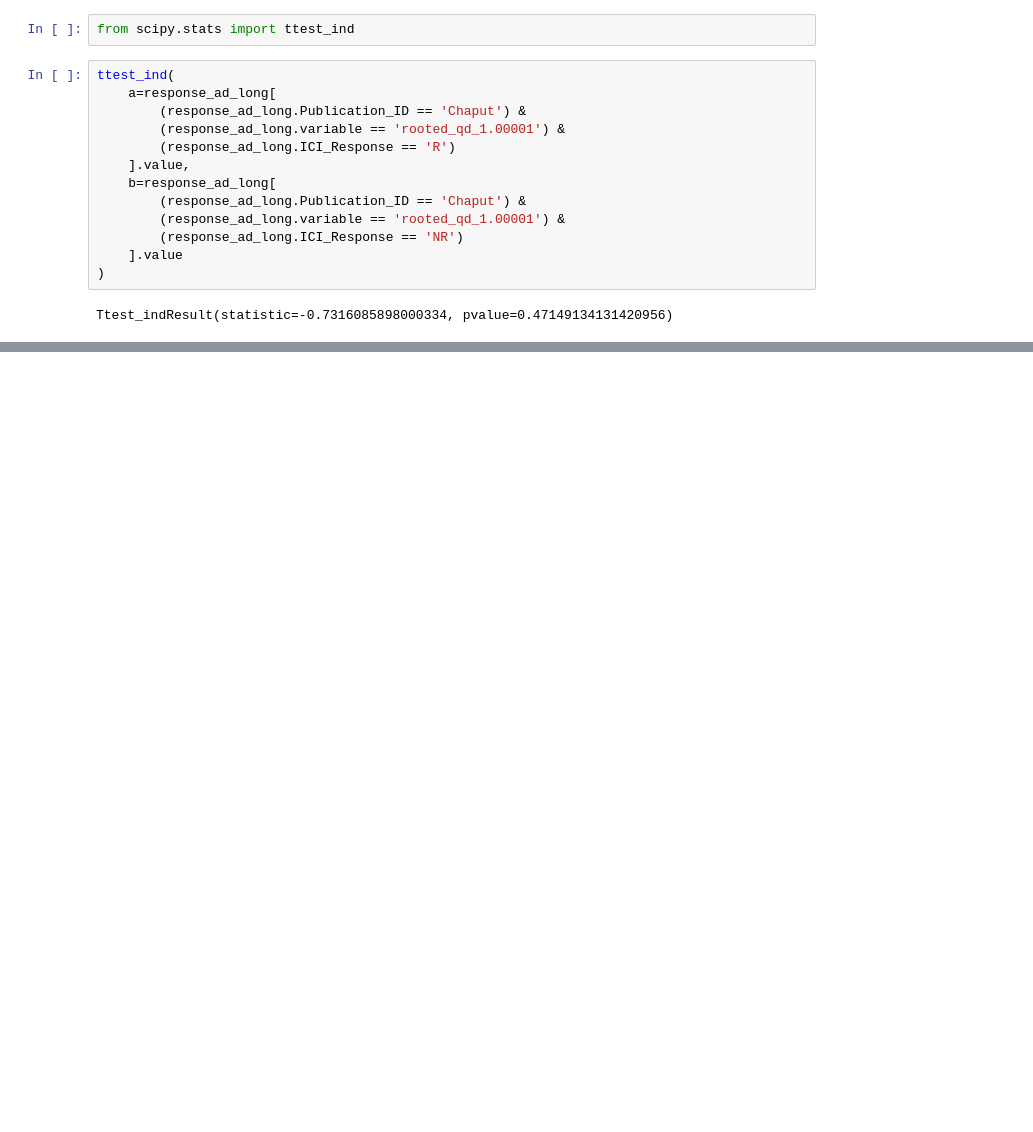
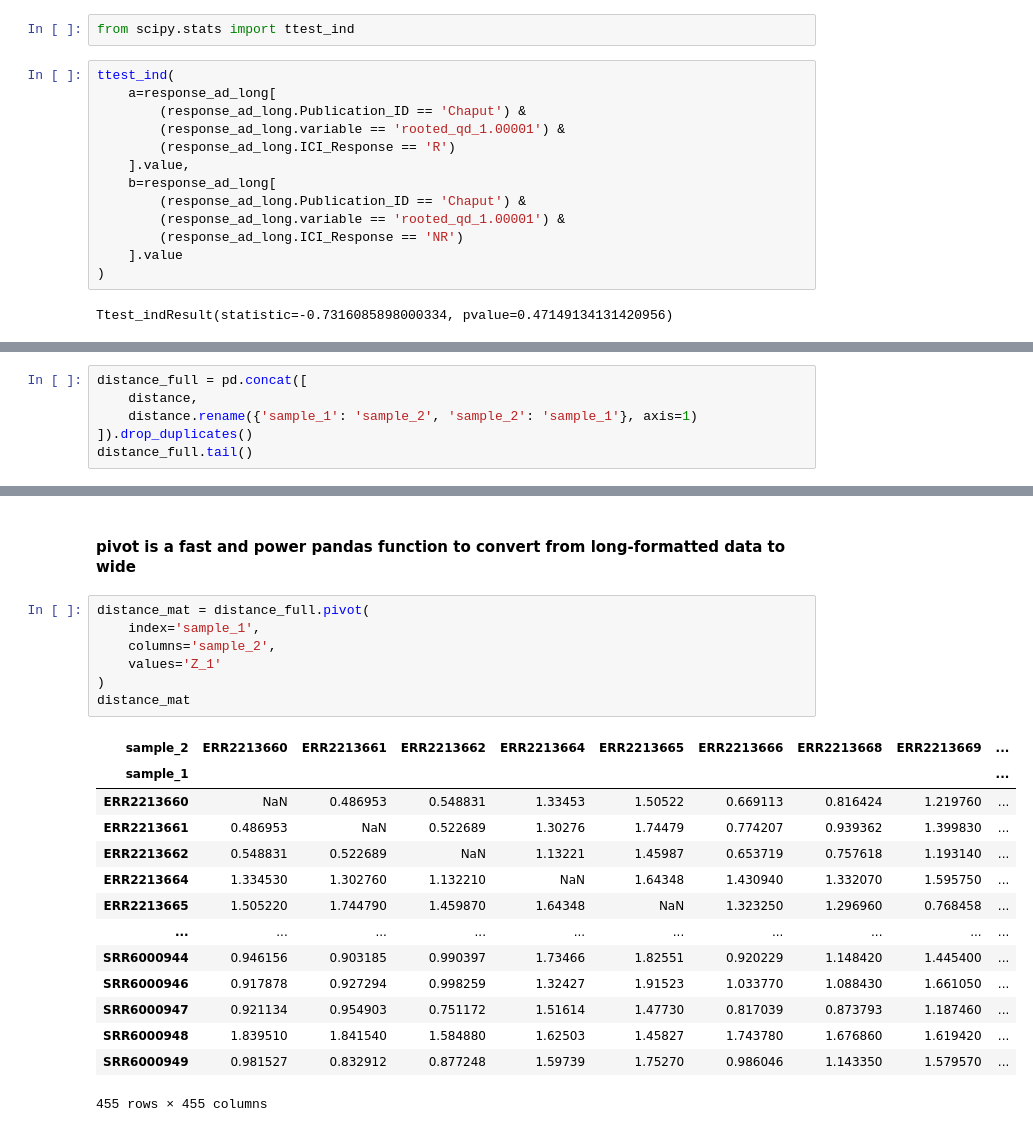
Before and after one commit to um-dang/intro-python-16S-analysis, a Jupyter notebook: A_Gentle_Introduction_to_Data_Science_with_Python.ipynb, the cells around one changed output, grey strips where cells are left out. Drawn from its saved outputs; the diff is of its cells as text; blank space fills up the shorter version.

```diff
--- a/A_Gentle_Introduction_to_Data_Science_with_Python.ipynb
+++ b/A_Gentle_Introduction_to_Data_Science_with_Python.ipynb
@@ -297,0 +380,6 @@ Ttest_indResult(statistic=-0.7316085898000334, pvalue=0.47149134131420956)
+# %%
+distance_full = pd.concat([
+    distance,
+    distance.rename({'sample_1': 'sample_2', 'sample_2': 'sample_1'}, axis=1)
+]).drop_duplicates()
+distance_full.tail()
@@ -297,0 +393,24 @@ Ttest_indResult(statistic=-0.7316085898000334, pvalue=0.47149134131420956)
+# %% [markdown]
+#### pivot is a fast and power pandas function to convert from long-formatted data to wide
+# %%
+distance_mat = distance_full.pivot(
+    index='sample_1',
+    columns='sample_2',
+    values='Z_1'
+)
+distance_mat
+# %% [output]
+| sample_2 | ERR2213660 | ERR2213661 | ERR2213662 | ERR2213664 | ERR2213665 | ERR2213666 | ERR2213668 | ERR2213669 | ... |
+| sample_1 |  |  |  |  |  |  |  |  | ... |
+| ERR2213660 | NaN | 0.486953 | 0.548831 | 1.33453 | 1.50522 | 0.669113 | 0.816424 | 1.219760 | ... |
+| ERR2213661 | 0.486953 | NaN | 0.522689 | 1.30276 | 1.74479 | 0.774207 | 0.939362 | 1.399830 | ... |
+| ERR2213662 | 0.548831 | 0.522689 | NaN | 1.13221 | 1.45987 | 0.653719 | 0.757618 | 1.193140 | ... |
+| ERR2213664 | 1.334530 | 1.302760 | 1.132210 | NaN | 1.64348 | 1.430940 | 1.332070 | 1.595750 | ... |
+| ERR2213665 | 1.505220 | 1.744790 | 1.459870 | 1.64348 | NaN | 1.323250 | 1.296960 | 0.768458 | ... |
+| ... | ... | ... | ... | ... | ... | ... | ... | ... | ... |
+| SRR6000944 | 0.946156 | 0.903185 | 0.990397 | 1.73466 | 1.82551 | 0.920229 | 1.148420 | 1.445400 | ... |
+| SRR6000946 | 0.917878 | 0.927294 | 0.998259 | 1.32427 | 1.91523 | 1.033770 | 1.088430 | 1.661050 | ... |
+| SRR6000947 | 0.921134 | 0.954903 | 0.751172 | 1.51614 | 1.47730 | 0.817039 | 0.873793 | 1.187460 | ... |
+| SRR6000948 | 1.839510 | 1.841540 | 1.584880 | 1.62503 | 1.45827 | 1.743780 | 1.676860 | 1.619420 | ... |
+| SRR6000949 | 0.981527 | 0.832912 | 0.877248 | 1.59739 | 1.75270 | 0.986046 | 1.143350 | 1.579570 | ... |
+455 rows × 455 columns
```
Also changed, not shown: parts of 24 cells of this notebook.
